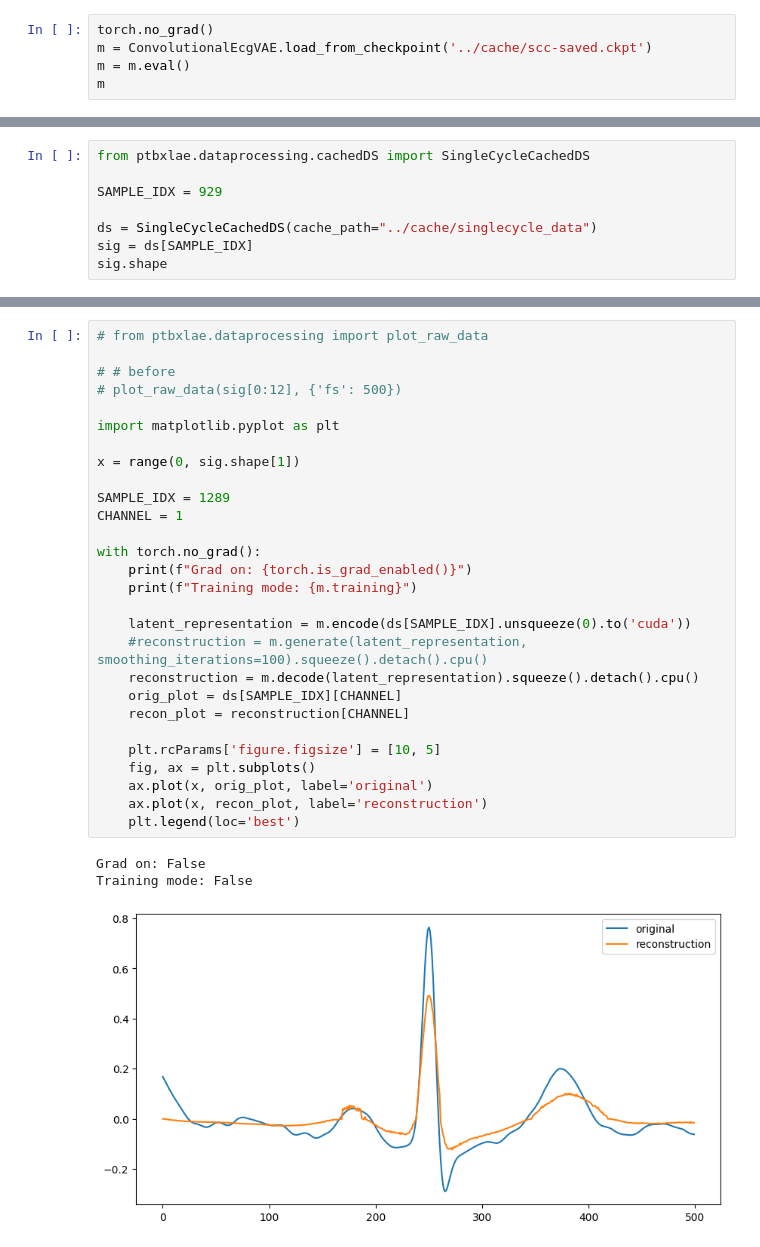
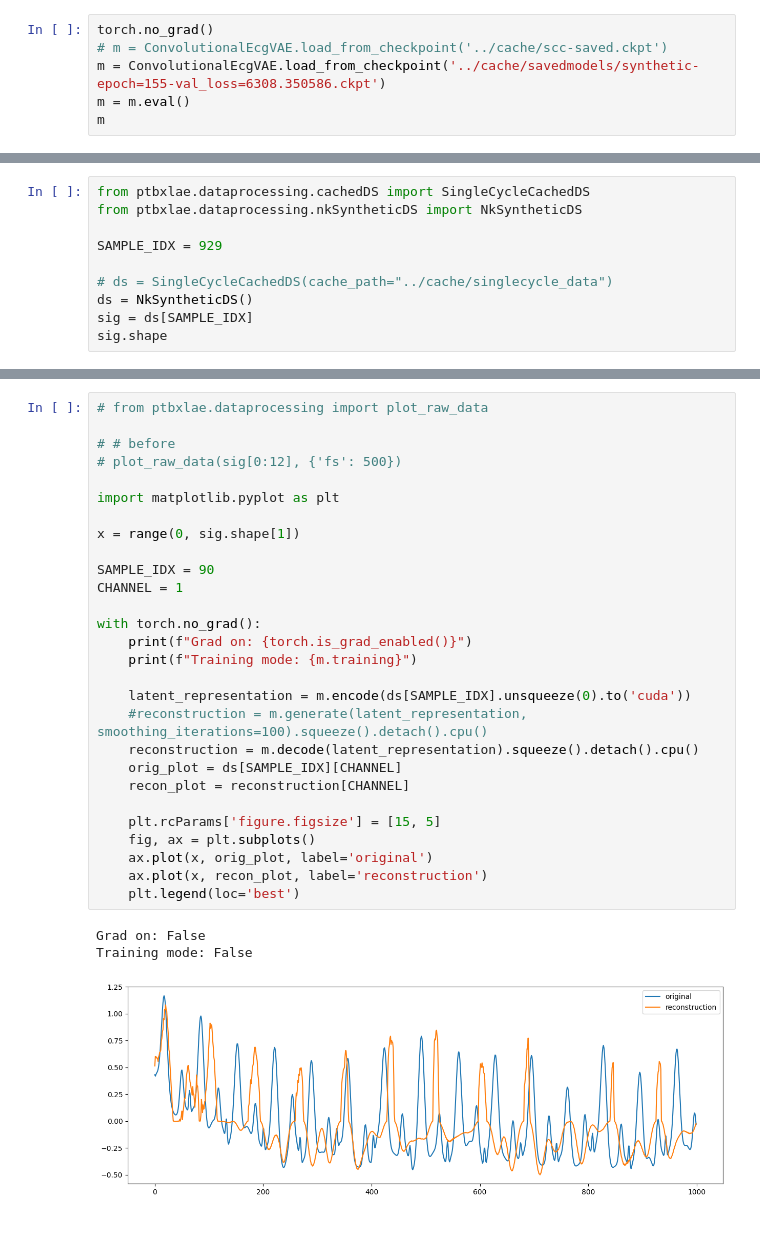
Before and after one commit to isears/ptbxlae, a Jupyter notebook: notebooks/generative_sandbox.ipynb, the cells around one changed output, grey strips where cells are left out. Saved outputs shown, nothing was run; the diff lists cells and outputs as text.

Commit message:
Do cleaning in synthetic dataset

```diff
--- a/notebooks/generative_sandbox.ipynb
+++ b/notebooks/generative_sandbox.ipynb
@@ -6,6 +4,7 @@ from ptbxlae.modeling.convolutionalVAE import ConvolutionalEcgVAE
 # %%
 torch.no_grad()
-m = ConvolutionalEcgVAE.load_from_checkpoint('../cache/scc-saved.ckpt')
+# m = ConvolutionalEcgVAE.load_from_checkpoint('../cache/scc-saved.ckpt')
+m = ConvolutionalEcgVAE.load_from_checkpoint('../cache/savedmodels/synthetic-epoch=155-val_loss=6308.350586.ckpt')
 m = m.eval()
 m
 # %% [output]
@@ -28,10 +27,12 @@ ConvolutionalEcgVAE(
 )
 # %%
 from ptbxlae.dataprocessing.cachedDS import SingleCycleCachedDS
+from ptbxlae.dataprocessing.nkSyntheticDS import NkSyntheticDS
 
 SAMPLE_IDX = 929
 
-ds = SingleCycleCachedDS(cache_path="../cache/singlecycle_data")
+# ds = SingleCycleCachedDS(cache_path="../cache/singlecycle_data")
+ds = NkSyntheticDS()
 sig = ds[SAMPLE_IDX]
 sig.shape
 # %% [output]
@@ -39,32 +40,32 @@ torch.Size([12, 500])
 # %%
 # from ptbxlae.dataprocessing import plot_raw_data
 
 # # before
 # plot_raw_data(sig[0:12], {'fs': 500})
 
 import matplotlib.pyplot as plt
 
 x = range(0, sig.shape[1])
 
-SAMPLE_IDX = 1289
+SAMPLE_IDX = 90
 CHANNEL = 1
 
 with torch.no_grad():
     print(f"Grad on: {torch.is_grad_enabled()}")
     print(f"Training mode: {m.training}")
 
     latent_representation = m.encode(ds[SAMPLE_IDX].unsqueeze(0).to('cuda'))
     #reconstruction = m.generate(latent_representation, smoothing_iterations=100).squeeze().detach().cpu()
     reconstruction = m.decode(latent_representation).squeeze().detach().cpu()
     orig_plot = ds[SAMPLE_IDX][CHANNEL]
     recon_plot = reconstruction[CHANNEL]
 
-    plt.rcParams['figure.figsize'] = [10, 5]
+    plt.rcParams['figure.figsize'] = [15, 5]
     fig, ax = plt.subplots()
     ax.plot(x, orig_plot, label='original')
     ax.plot(x, recon_plot, label='reconstruction')
     plt.legend(loc='best')
 # %% [output]
 Grad on: False
 Training mode: False
-[figure, old version]
+[figure, new version]
```
Also changed, not shown: parts of 3 cells of this notebook, 2 other files.
